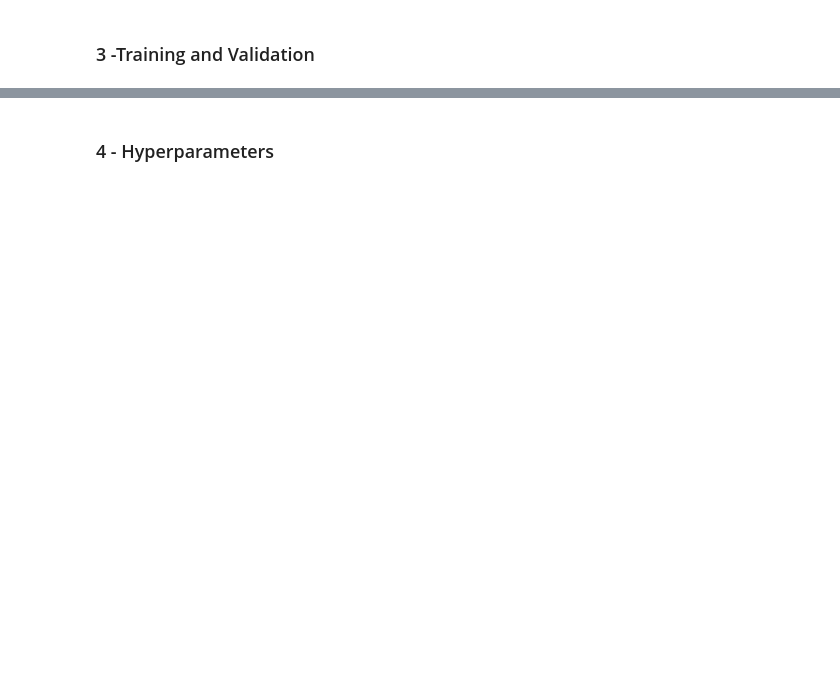
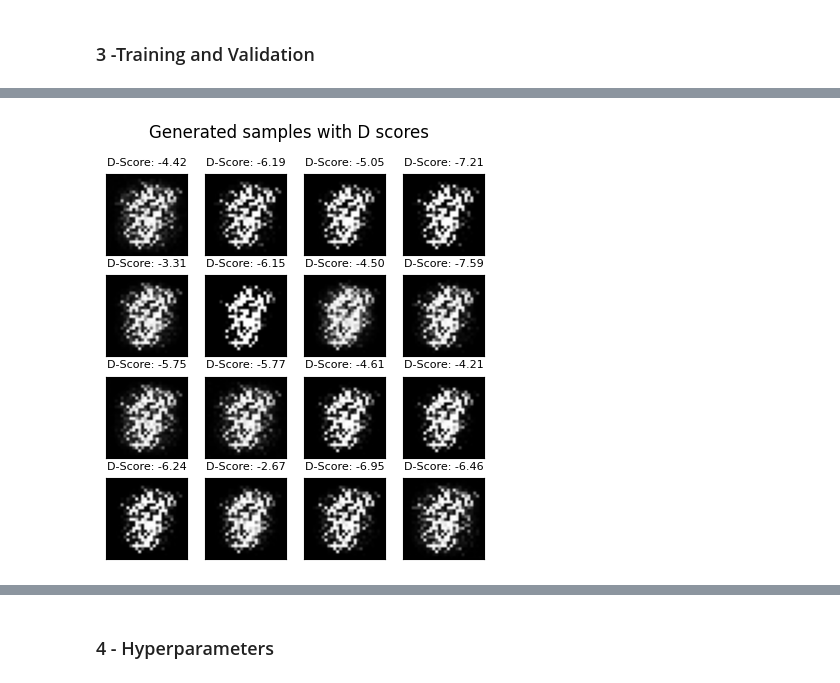
Before and after one commit to Davalav/GAN-Diffusion, a Jupyter notebook: GAN.ipynb, the cells around one changed output, grey strips where cells are left out. Drawn from its saved outputs; the diff is of its cells as text; code cells hidden in the pictures; blank space fills up the shorter version.

Commit message:
task3 done

```diff
--- a/GAN.ipynb
+++ b/GAN.ipynb
@@ -419,6 +415,25 @@ for epochs in epochs_list:
     best_g_loss = float('inf')  # Initialize best generator loss
     save_dir = 'checkpoints_task2'
     os.makedirs(save_dir, exist_ok=True)
+
+    # initialize comet
+    lab2_2 = comet_ml.Experiment(
+    api_key="wCXnRD5xewUGxCxBYe8ePt4JY",
+    workspace="kanskejoanna",
+    project_name="lab2",
+    name=f"model 2.2 - Vanilla GAN+Logits with MNIST {epochs} epochs",
+    display_name=f"model 2.2 - Vanilla GAN+Logits with MNIST {epochs} epochs",
+    )
+    # Report multiple hyperparameters using a dictionary:
+    hyper_params2 = {
+    "batch_size": mb_size,
+        "Z_dim": Z_dim,
+        "X_dim": X_dim,
+        "h_dim": h_dim,
+        "lr": lr,
+    "steps": epochs_list
+    }
+    lab2_2.log_parameters(hyper_params2)
 
     for epoch in range(1, epochs + 1):
         G2, D2, G_loss_avg, D_loss_avg= cGANTraining(G2, D2,
@@ -460,2 +581,71 @@ Change GAN code from task 1 to make labeled classes
 # %% [markdown]
 ### 3 -Training and Validation
+# %%
+
+
+for epochs in epochs_list:
+    # Instantiate models
+    G3 = Generator(Z_dim, h_dim, X_dim, 10).to(device)
+    D3 = DiscriminatorLogit(X_dim, h_dim, 10).to(device)
+
+    # Optimizers
+    G3_solver = optim.Adam(G3.parameters(), lr=lr)
+    D3_solver = optim.Adam(D3.parameters(), lr=lr)
+
+    loss_fn = nn.BCEWithLogitsLoss()
+
+    best_g_loss = float('inf')  # Initialize best generator loss
+    save_dir = 'checkpoints_task2'
+    os.makedirs(save_dir, exist_ok=True)
+
+    # initialize comet
+    lab2_3 = comet_ml.Experiment(
+    api_key="wCXnRD5xewUGxCxBYe8ePt4JY",
+    workspace="kanskejoanna",
+    project_name="lab2",
+    name=f"model 2.3 - Classifier Vanilla GAN+Logits with MNIST  {epochs} epochs",
+    display_name=f"model 2.3 - Classifier Vanilla GAN+Logits with MNIST {epochs} epochs",
+    )
+    # Report multiple hyperparameters using a dictionary:
+    hyper_params3 = {
+    "batch_size": mb_size,
+        "Z_dim": Z_dim,
+        "X_dim": X_dim,
+        "h_dim": h_dim,
+        "lr": lr,
+    "steps": epochs_list
+    }
+    lab2_3.log_parameters(hyper_params3)
+
+    for epoch in range(1, epochs + 1):
+        G3, D3, G_loss_avg, D_loss_avg= cGANTraining(G3, D3,
+                                                loss_fn,
+                                                train_loader,"3 - Classifier Vanialla GAN with Logits",
+                                                G3_solver,
+                                                D3_solver,
+                                                epoch)
+
+        labels = torch.randint(0, 10, (16,), device=device)
+        plot_generated_images_with_scores(
+            G3,
+            D3,
+            Z_dim,
+            num_samples=16,
+            device=device,
+            save_path=f"out_vanilla_GAN3/run_{epochs}/epoch_{epoch}.png",
+            labels=labels
+        )
+
+        print(f'epoch{epoch}; D_loss: {D_loss_avg:.4f}; G_loss: {G_loss_avg:.4f}')
+
+        if G_loss_avg < best_g_loss:
+            best_g_loss = G_loss_avg
+            torch.save(G3.state_dict(), os.path.join(save_dir, 'G_best.pth'))
+            torch.save(D3.state_dict(), os.path.join(save_dir, 'D_best.pth'))
+            print(f"Saved Best Models at epoch {epoch} | G_loss: {best_g_loss:.4f}")
+
+        labels_save = torch.randint(0, 10, (mb_size,), device=device)
+        save_sample(G3, epoch, mb_size, Z_dim, out_dir=f"out_vanilla_GAN3/run_{epochs}", labels=labels_save)
+
+lab2_3.end()
+# %% [output]
@@ -461,0 +669 @@ Change GAN code from task 1 to make labeled classes
+[figure, added]
```
Also changed, not shown: parts of 16 cells of this notebook, 1 other file.
